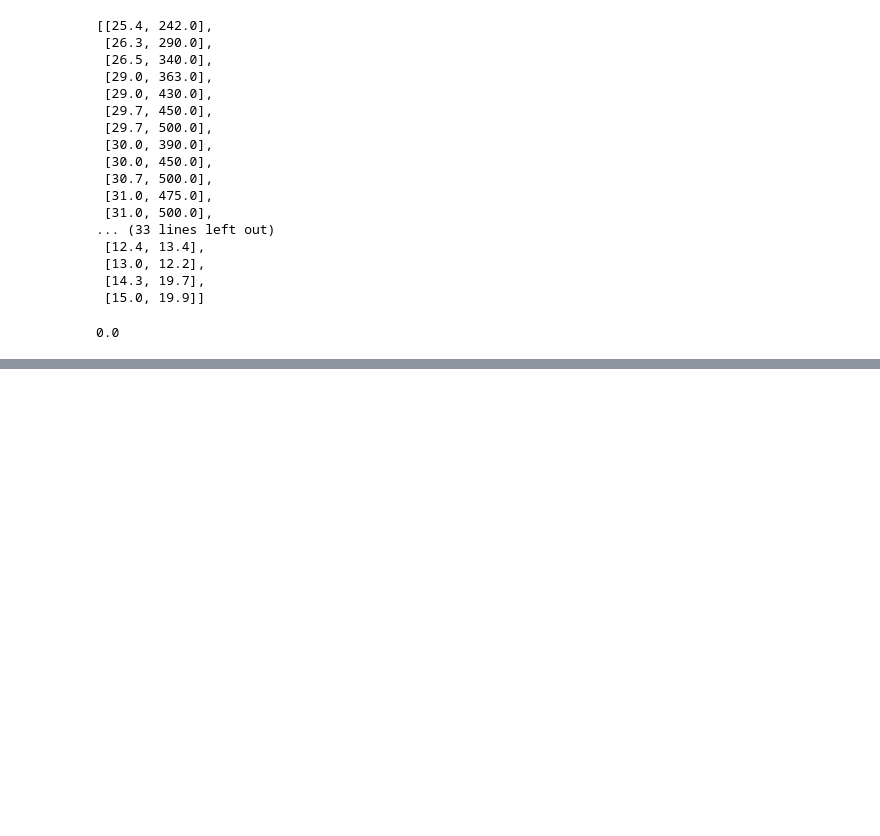
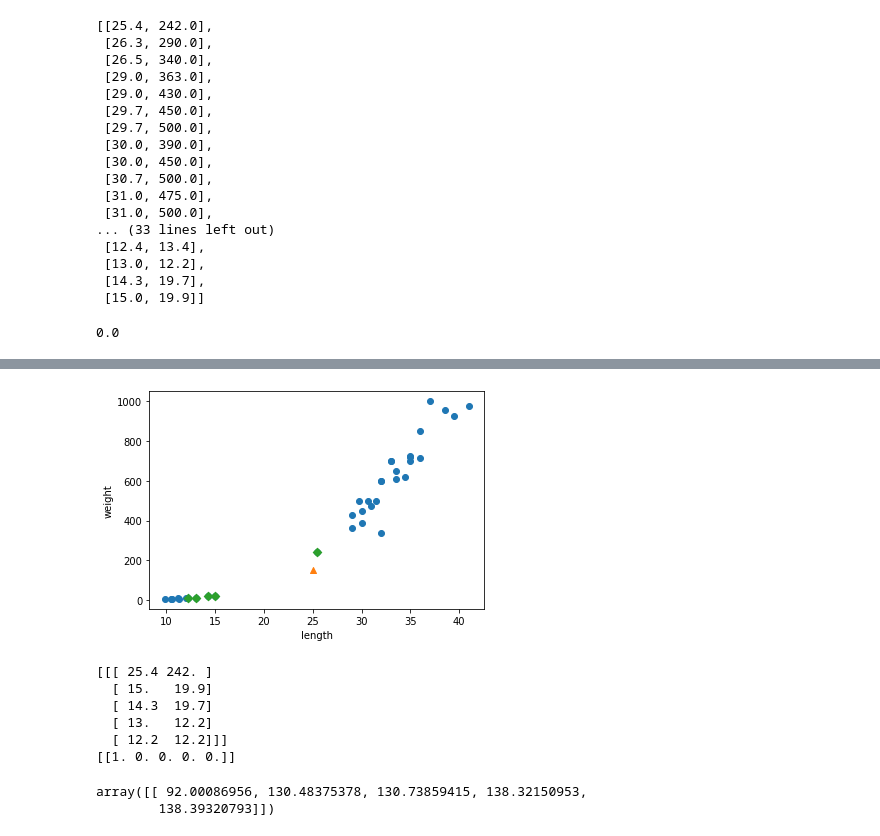
Before and after one commit to jiyun-kong/ML, a Jupyter notebook: ch2_DataSet.ipynb, the cells around one changed output, grey strips where cells are left out. Saved outputs shown, nothing was run; the diff lists cells and outputs as text; code cells hidden in the pictures; blank space fills up the shorter version.

```diff
--- a/ch2_DataSet.ipynb
+++ b/ch2_DataSet.ipynb
@@ -79,0 +208,29 @@ no changes added to commit (use "git add" and/or "git commit -a")
+# %%
+# k-최근접 이웃은 주변 샘플 중에서 다수인 클래스를 예측으로 사용한다. 이 샘플의 주변 샘플을 알아보기 위해서 kneighbors를 사용해본다.
+# 근접 이웃 5개를 반환한다.
+distances, indexes = kn.kneighbors([[25, 150]])
+
+plt.scatter(train_input[:, 0], train_input[:, 1])
+plt.scatter(25, 150, marker='^')
+plt.scatter(train_input[indexes, 0], train_input[indexes, 1], marker='D')
+plt.xlabel('length')
+plt.ylabel('weight')
+plt.show()
+# %% [output]
+[figure, added]
+# %%
+print(train_input[indexes])
+print(train_target[indexes])
+# %% [output]
+[[[ 25.4 242. ]
+  [ 15.   19.9]
+  [ 14.3  19.7]
+  [ 13.   12.2]
+  [ 12.2  12.2]]]
+[[1. 0. 0. 0. 0.]]
+# %%
+distances
+# 거리가 92와 130인데 산점도에서의 비율 차이가 엄청 심하게 나고 있음. 원인 : x축의 간격은 짧고, y축의 간격은 길기 때문이다.
+# %% [output]
+array([[ 92.00086956, 130.48375378, 130.73859415, 138.32150953,
+        138.39320793]])
```
Also changed, not shown: parts of 38 cells of this notebook.
